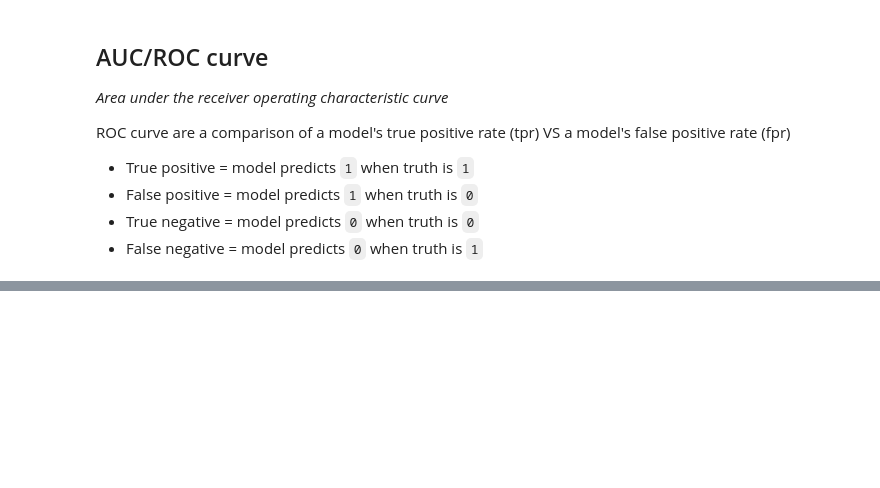
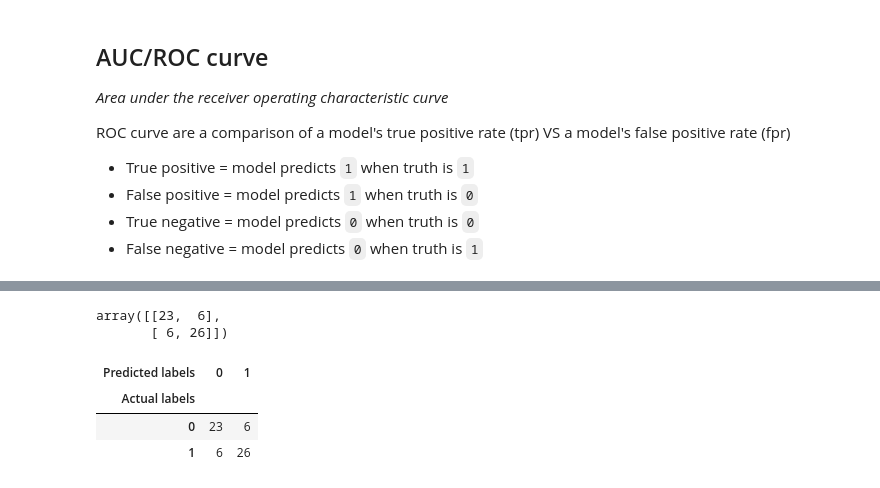
Before and after one commit to Lima-Tembe/codespaces-jupyter, a Jupyter notebook: notebooks/sample.ipynb, the cells around one changed output, grey strips where cells are left out. Cells and saved outputs as stored; diff of their text form; code cells hidden in the pictures; blank space fills up the shorter version.

```diff
--- a/notebooks/sample.ipynb
+++ b/notebooks/sample.ipynb
@@ -44,0 +108,20 @@ X_train, X_test, y_train, y_test = train_test_split(X, y, test_size=0.2)
+# %%
+from sklearn.metrics import confusion_matrix
+y_preds = clf.predict(X_test)
+confusion_matrix(y_test, y_preds)
+# %% [output]
+array([[23,  6],
+       [ 6, 26]])
+# %%
+# Visualize confusion matrix with pd.crosstab()
+pd.crosstab(
+    y_test,
+    y_preds,
+    rownames=["Actual labels"],
+    colnames=["Predicted labels"]
+)
+# %% [output]
+| Predicted labels | 0 | 1 |
+| Actual labels |  |  |
+| 0 | 23 | 6 |
+| 1 | 6 | 26 |
```
Also changed, not shown: parts of 11 cells of this notebook, 1 other file.
